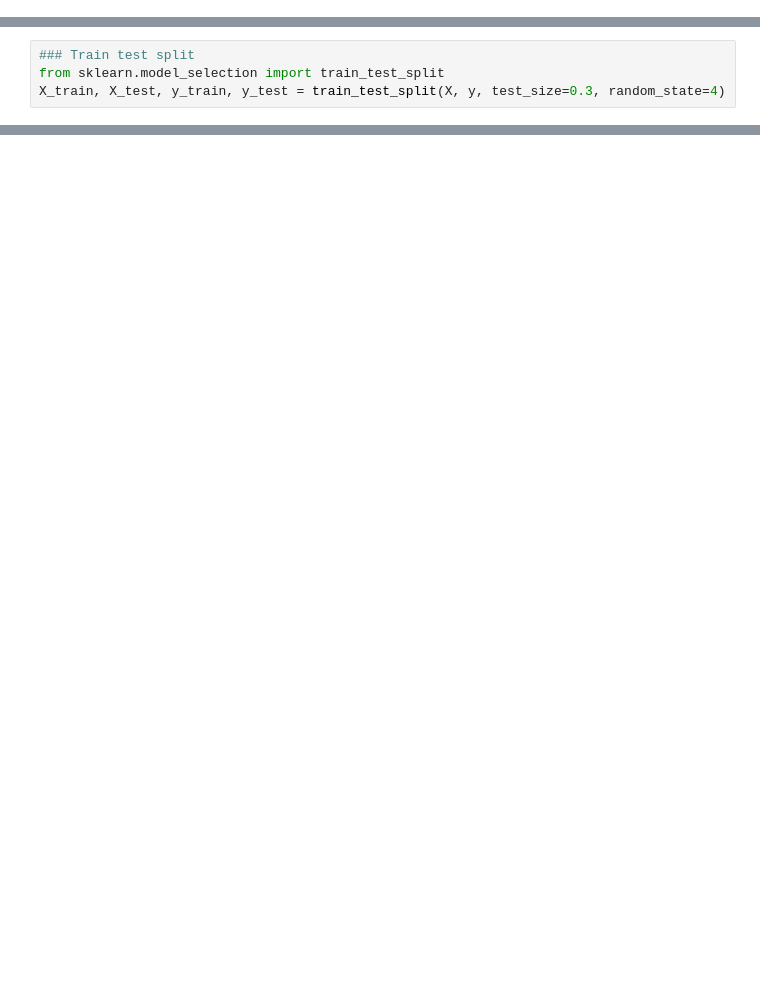
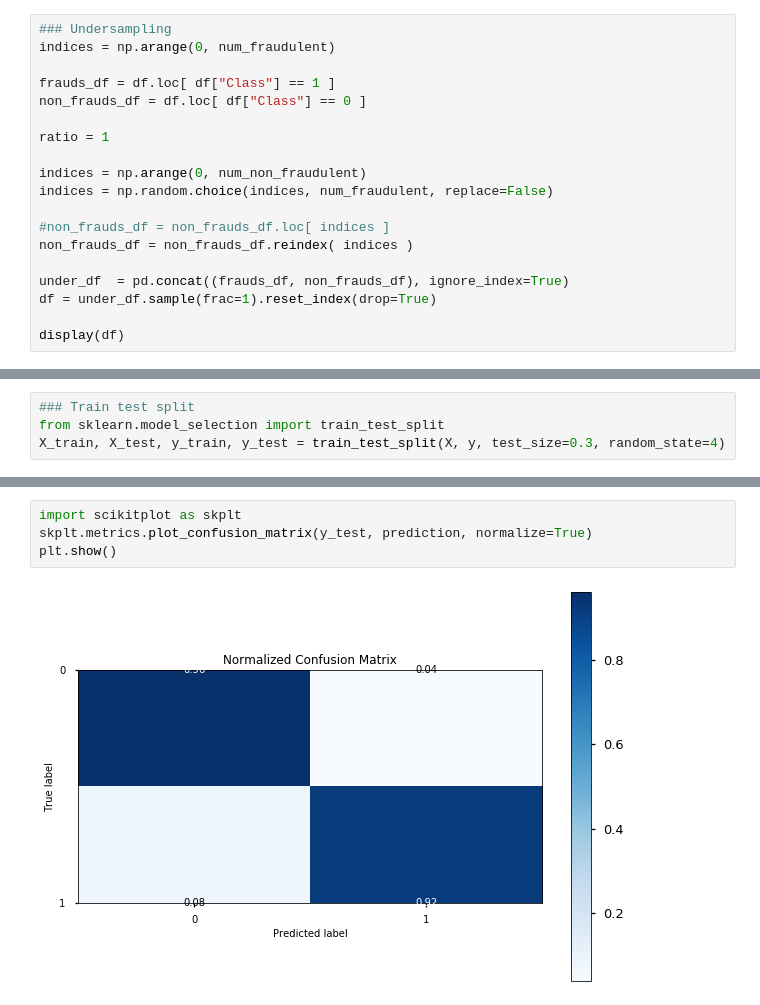
Before and after one commit to michaesb/machien_learning_3, a Jupyter notebook: src/ML_creditcard_fraud_data.ipynb, the cells around one changed output, grey strips where cells are left out. Drawn from its saved outputs; the diff is of its cells as text; blank space fills up the shorter version.

Commit message:
Added undersampling to data-reader

```diff
--- a/src/ML_creditcard_fraud_data.ipynb
+++ b/src/ML_creditcard_fraud_data.ipynb
@@ -92,3 +92,22 @@ V20 and Amount: 0.3394
 V7 and Amount: 0.3973
 
 V3 and Time: -0.420
+# %%
+### Undersampling
+indices = np.arange(0, num_fraudulent)
+
+frauds_df = df.loc[ df["Class"] == 1 ]
+non_frauds_df = df.loc[ df["Class"] == 0 ]
+
+ratio = 1
+
+indices = np.arange(0, num_non_fraudulent)
+indices = np.random.choice(indices, num_fraudulent, replace=False)
+
+#non_frauds_df = non_frauds_df.loc[ indices ]
+non_frauds_df = non_frauds_df.reindex( indices )
+
+under_df  = pd.concat((frauds_df, non_frauds_df), ignore_index=True)
+df = under_df.sample(frac=1).reset_index(drop=True)
+
+display(df)
@@ -153,0 +178,6 @@ Recall Score:    0.6986. What percentage of the actual frauds were predicted?
+# %%
+import scikitplot as skplt
+skplt.metrics.plot_confusion_matrix(y_test, prediction, normalize=True)
+plt.show()
+# %% [output]
+[figure, added]
```
Also changed, not shown: parts of 4 cells of this notebook, 1 other file.
